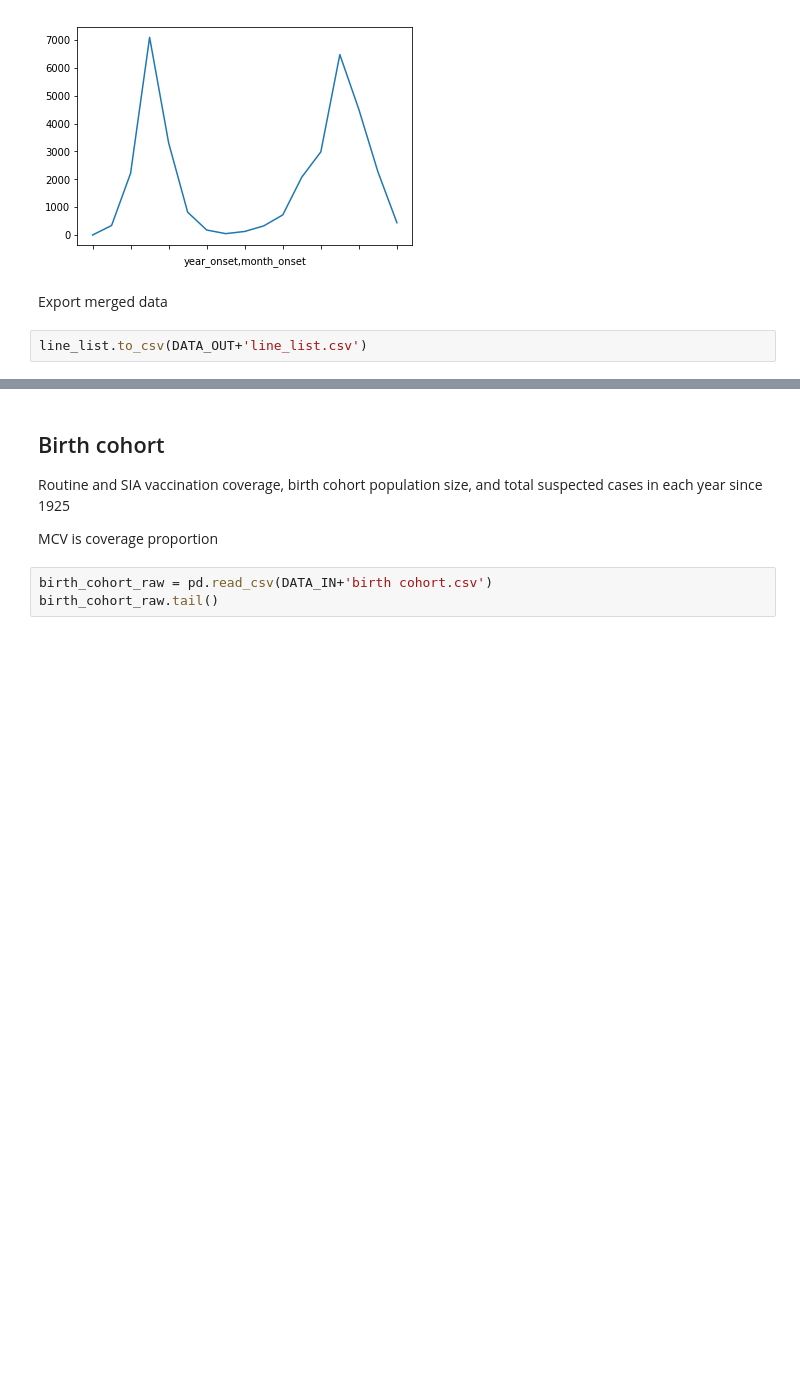
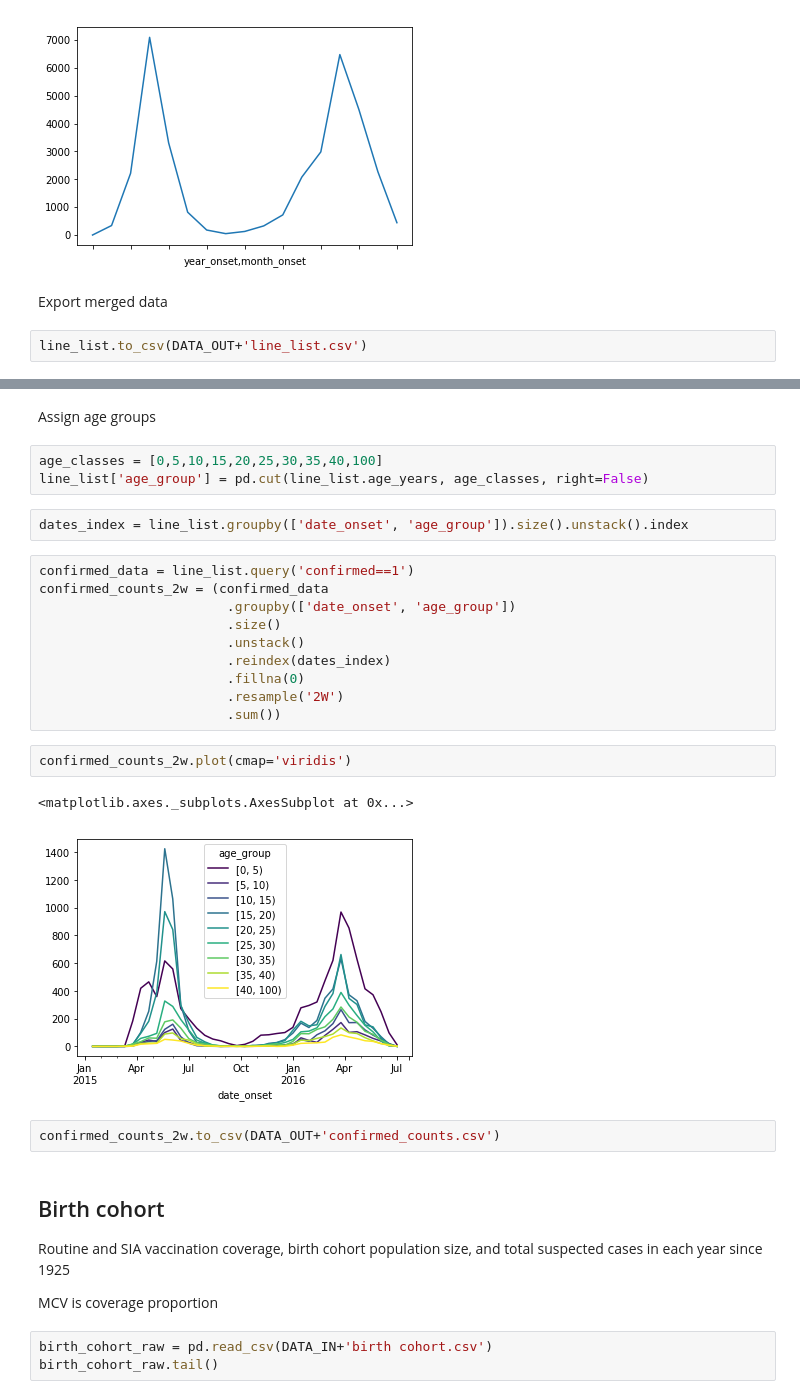
Before and after one commit to fonnesbeck/mongolia_measles, a Jupyter notebook: notebooks/Data Processing.ipynb, the cells around one changed output, grey strips where cells are left out. Cells and saved outputs as stored; diff of their text form; blank space fills up the shorter version.

```diff
--- a/notebooks/Data Processing.ipynb
+++ b/notebooks/Data Processing.ipynb
@@ -207,3 +219,27 @@ line_list.to_csv(DATA_OUT+'line_list.csv')
+# %% [markdown]
+Assign age groups
+# %%
+age_classes = [0,5,10,15,20,25,30,35,40,100]
+line_list['age_group'] = pd.cut(line_list.age_years, age_classes, right=False)
+# %%
+dates_index = line_list.groupby(['date_onset', 'age_group']).size().unstack().index
+# %%
+confirmed_data = line_list.query('confirmed==1')
+confirmed_counts_2w = (confirmed_data
+                        .groupby(['date_onset', 'age_group'])
+                        .size()
+                        .unstack()
+                        .reindex(dates_index)
+                        .fillna(0)
+                        .resample('2W')
+                        .sum())
+# %%
+confirmed_counts_2w.plot(cmap='viridis')
+# %% [output]
+<matplotlib.axes._subplots.AxesSubplot at 0x...>
+[figure, added]
+# %%
+confirmed_counts_2w.to_csv(DATA_OUT+'confirmed_counts.csv')
 # %% [markdown]
 ## Birth cohort
 
```
Also changed, not shown: parts of 3 cells of this notebook, 3 other files.
